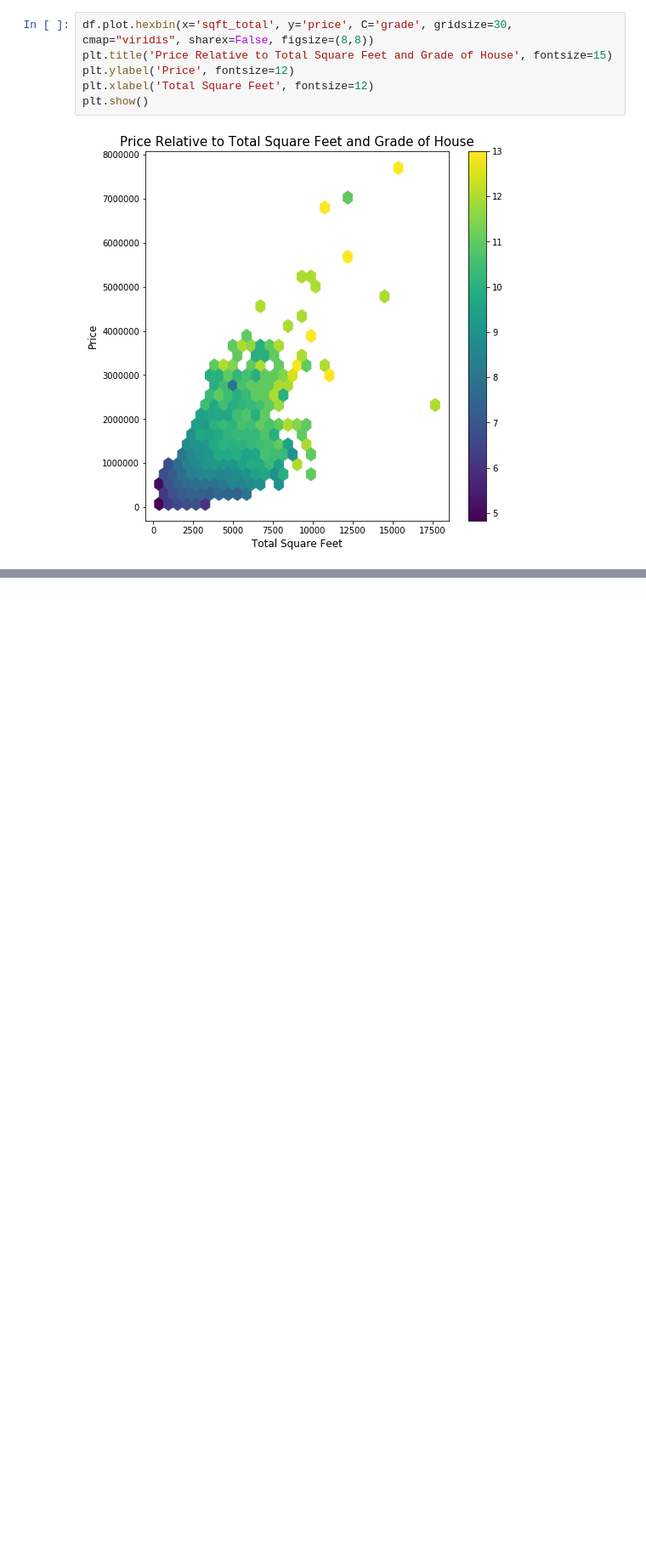
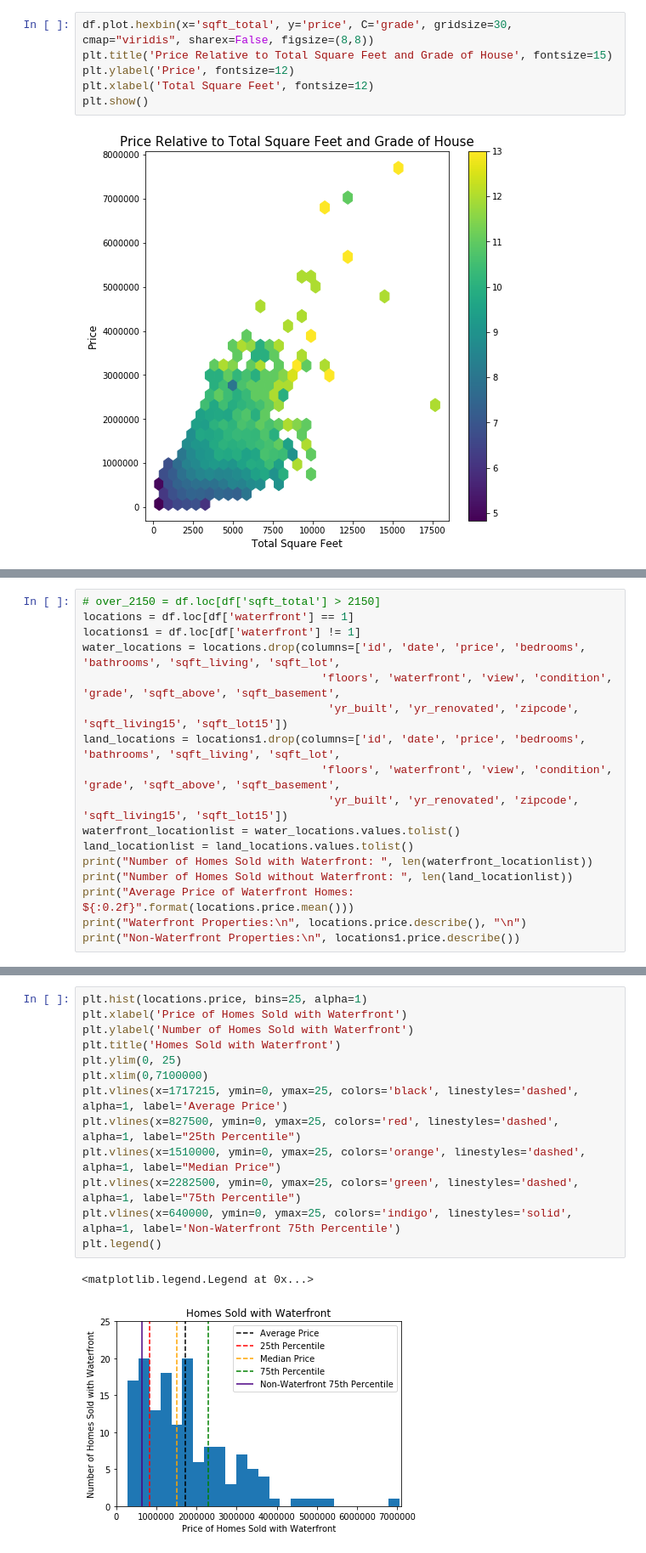
Before and after one commit to steeznation16/dsc-1-final-project-online-ds-ft-100118, a Jupyter notebook: student.ipynb, the cells around one changed output, grey strips where cells are left out. Shown at 85% size. Cells and saved outputs as stored; diff of their text form; blank space fills up the shorter version.

```diff
--- a/student.ipynb
+++ b/student.ipynb
@@ -749,0 +877,17 @@ plt.show()
+# %%
+# over_2150 = df.loc[df['sqft_total'] > 2150]
+locations = df.loc[df['waterfront'] == 1]
+locations1 = df.loc[df['waterfront'] != 1]
+water_locations = locations.drop(columns=['id', 'date', 'price', 'bedrooms', 'bathrooms', 'sqft_living', 'sqft_lot',
+                                    'floors', 'waterfront', 'view', 'condition', 'grade', 'sqft_above', 'sqft_basement',
+                                     'yr_built', 'yr_renovated', 'zipcode', 'sqft_living15', 'sqft_lot15'])
+land_locations = locations1.drop(columns=['id', 'date', 'price', 'bedrooms', 'bathrooms', 'sqft_living', 'sqft_lot',
+                                    'floors', 'waterfront', 'view', 'condition', 'grade', 'sqft_above', 'sqft_basement',
+                                     'yr_built', 'yr_renovated', 'zipcode', 'sqft_living15', 'sqft_lot15'])
+waterfront_locationlist = water_locations.values.tolist()
+land_locationlist = land_locations.values.tolist()
+print("Number of Homes Sold with Waterfront: ", len(waterfront_locationlist))
+print("Number of Homes Sold without Waterfront: ", len(land_locationlist))
+print("Average Price of Waterfront Homes: ${:0.2f}".format(locations.price.mean()))
+print("Waterfront Properties:\n", locations.price.describe(), "\n")
+print("Non-Waterfront Properties:\n", locations1.price.describe())
@@ -749,0 +912,16 @@ plt.show()
+# %%
+plt.hist(locations.price, bins=25, alpha=1)
+plt.xlabel('Price of Homes Sold with Waterfront')
+plt.ylabel('Number of Homes Sold with Waterfront')
+plt.title('Homes Sold with Waterfront')
+plt.ylim(0, 25)
+plt.xlim(0,7100000)
+plt.vlines(x=1717215, ymin=0, ymax=25, colors='black', linestyles='dashed', alpha=1, label='Average Price')
+plt.vlines(x=827500, ymin=0, ymax=25, colors='red', linestyles='dashed', alpha=1, label="25th Percentile")
+plt.vlines(x=1510000, ymin=0, ymax=25, colors='orange', linestyles='dashed', alpha=1, label="Median Price")
+plt.vlines(x=2282500, ymin=0, ymax=25, colors='green', linestyles='dashed', alpha=1, label="75th Percentile")
+plt.vlines(x=640000, ymin=0, ymax=25, colors='indigo', linestyles='solid', alpha=1, label='Non-Waterfront 75th Percentile')
+plt.legend()
+# %% [output]
+<matplotlib.legend.Legend at 0x...>
+[figure, added]
```
Also changed, not shown: parts of 47 cells of this notebook, 2 other files.
